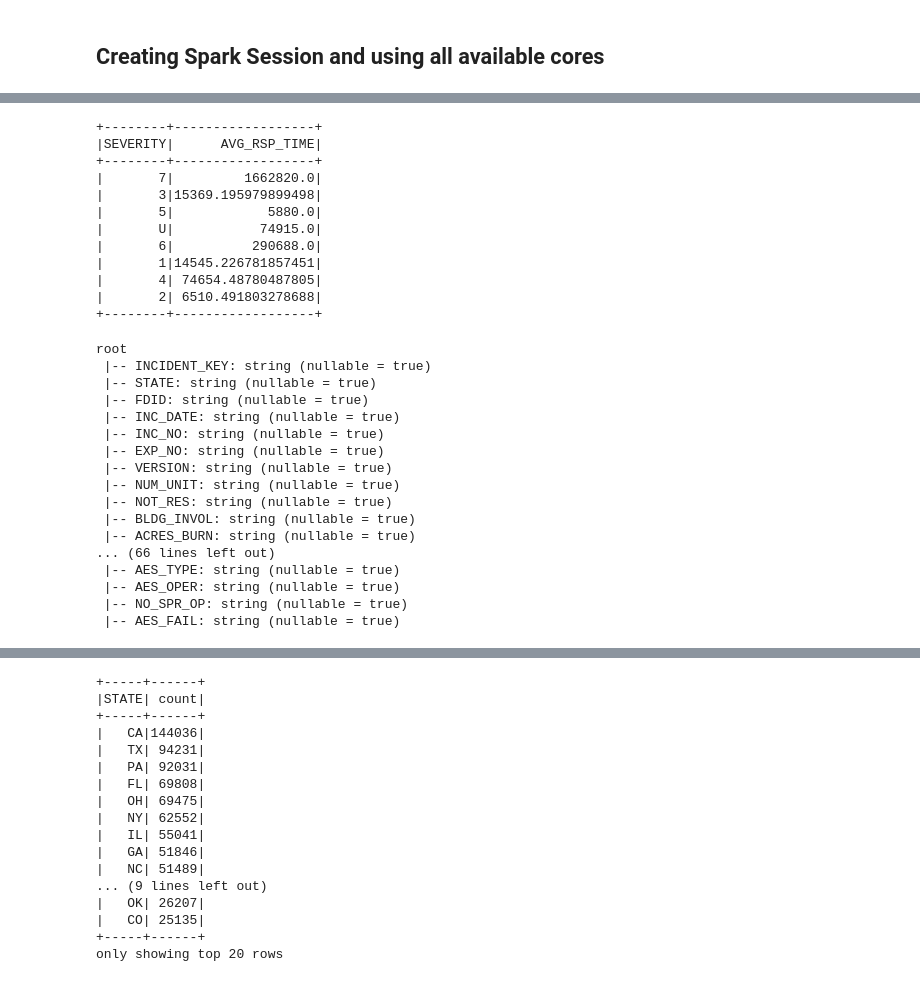
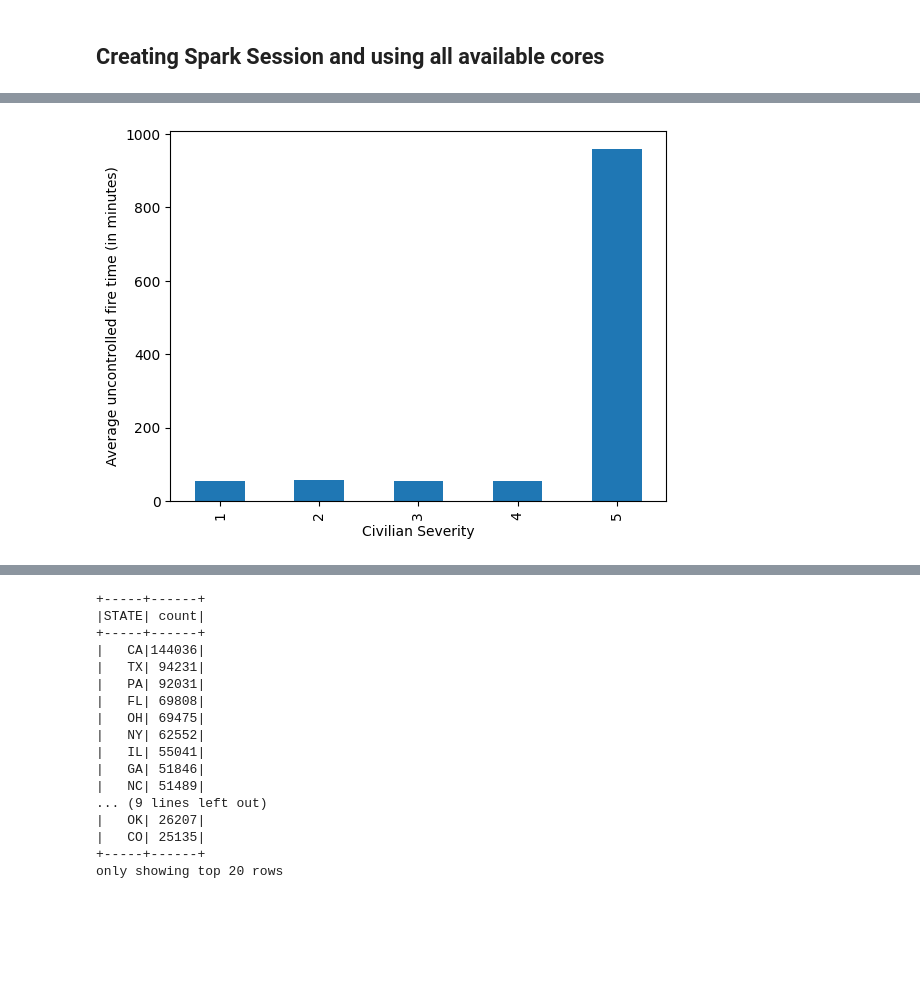
Before and after one commit to abhiman23897/fire-hazard-analytics, a Jupyter notebook: analysis.ipynb, the cells around one changed output, grey strips where cells are left out. Cells and saved outputs as stored; diff of their text form; code cells hidden in the pictures; blank space fills up the shorter version.

```diff
--- a/analysis.ipynb
+++ b/analysis.ipynb
@@ -78,2 +53,15 @@ civilian_casualty_response_time.groupBy("SEV").agg(F.avg("RESPONSE_TIME").alias(
+# %%
+# Finding Civilian Casualty vs. Total Fire Time(in seconds)
+total_fire_time_df = basic_time_module_df.withColumn("TOTAL_FIRE_TIME", basic_time_module_df.CONT_TIME.cast("long") - basic_time_module_df.ALARM_TIME.cast("long"))
+civilian_casualty_fire_time = total_fire_time_df.join(civilian_casualities_df, total_fire_time_df.INCIDENT_KEY == civilian_casualities_df.INCIDENT_KEY)
+ccft_df = civilian_casualty_fire_time.groupBy("SEV").agg(F.avg("TOTAL_FIRE_TIME").alias("AVG_FIRE_TIME"))
+p_ccft_df = ccft_df.toPandas()
+p_ccft_df["AVG_FIRE_TIME"] = p_ccft_df["AVG_FIRE_TIME"]/60
+# %%
+p3 = p_ccft_df.drop([2]).sort_values(by="SEV").plot(x="SEV", y="AVG_FIRE_TIME", xlabel="Civilian Severity", ylabel = "Average uncontrolled fire time (in minutes)", kind="bar", legend = False)
+fig3 = p3.get_figure()
+fig3.savefig("civ_fire_time.png")
+# %% [output]
+[figure, added]
 # %%
 ff_response_time = basic_time_module_df.withColumn("FF_RESPONSE_TIME", basic_time_module_df.CONT_TIME.cast("long") - basic_time_module_df.ARV_TIME.cast("long"))
@@ -82,15 +71,0 @@ ff_severity_response_time = ff_response_time.join(firefighter_casualities_df, ff
-# %%
-ff_severity_response_time.groupBy("SEVERITY").agg(F.avg("FF_RESPONSE_TIME").alias("AVG_RSP_TIME")).select("SEVERITY","AVG_RSP_TIME").show()
-# %% [output]
-+--------+------------------+
-|SEVERITY|      AVG_RSP_TIME|
-+--------+------------------+
-|       7|         1662820.0|
-|       3|15369.195979899498|
-|       5|            5880.0|
-|       U|           74915.0|
-|       6|          290688.0|
-|       1|14545.226781857451|
-|       4| 74654.48780487805|
-|       2| 6510.491803278688|
-+--------+------------------+
@@ -99,20 +71,0 @@ fire_incidents_df = spark.read.options(delimiter="^", header=True).csv("fireinci
-# %%
-fire_incidents_df.printSchema()
-# %% [output]
-root
- |-- INCIDENT_KEY: string (nullable = true)
- |-- STATE: string (nullable = true)
- |-- FDID: string (nullable = true)
- |-- INC_DATE: string (nullable = true)
- |-- INC_NO: string (nullable = true)
- |-- EXP_NO: string (nullable = true)
- |-- VERSION: string (nullable = true)
- |-- NUM_UNIT: string (nullable = true)
- |-- NOT_RES: string (nullable = true)
- |-- BLDG_INVOL: string (nullable = true)
- |-- ACRES_BURN: string (nullable = true)
-... (66 lines left out)
- |-- AES_TYPE: string (nullable = true)
- |-- AES_OPER: string (nullable = true)
- |-- NO_SPR_OP: string (nullable = true)
- |-- AES_FAIL: string (nullable = true)
```
Also changed, not shown: parts of 27 cells of this notebook, 6 other files.
